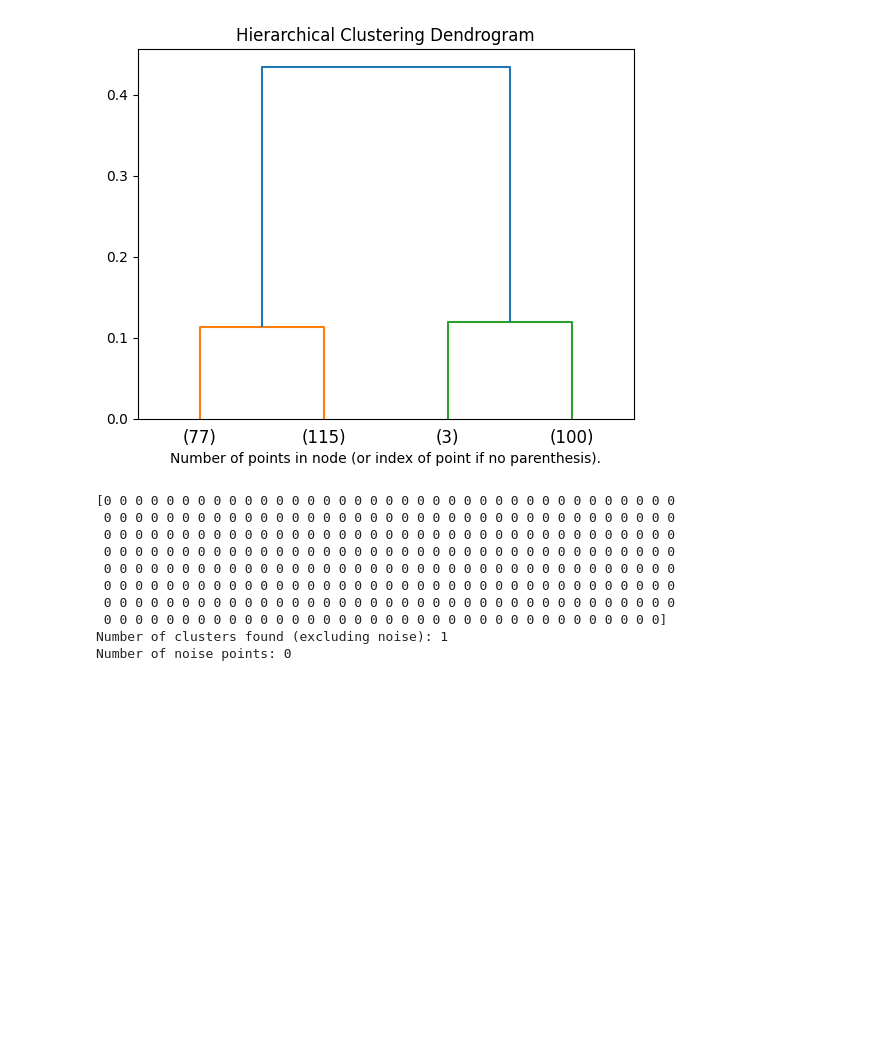
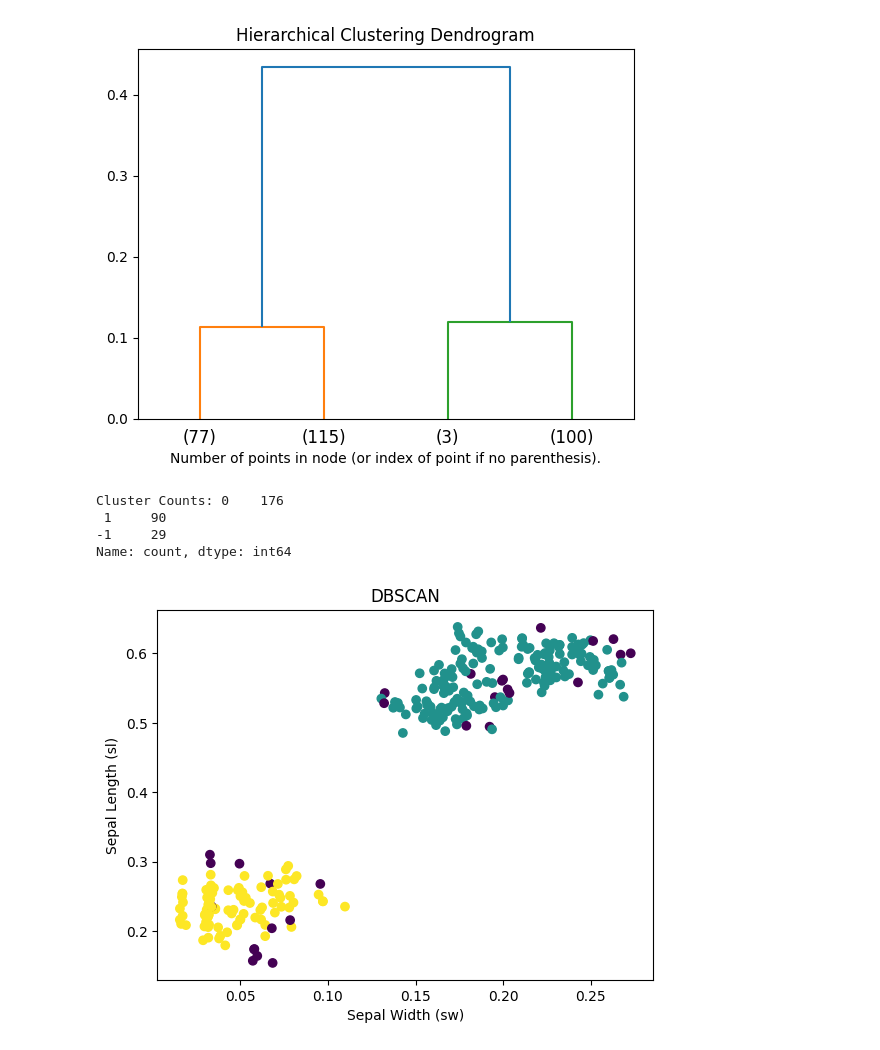
Before and after one commit to linusedman/Data-mining-I, a Jupyter notebook: A3/assignment_3.ipynb, the cells around one changed output. Cells and saved outputs as stored; diff of their text form; code cells hidden in the pictures; blank space fills up the shorter version.

```diff
--- a/A3/assignment_3.ipynb
+++ b/A3/assignment_3.ipynb
@@ -279,29 +279,27 @@ plt.xlabel("Number of points in node (or index of point if no parenthesis).")
 plt.show()
 # %% [output]
 [figure]
-# %%
-from sklearn.cluster import DBSCAN
-import numpy as np
-
-# Assuming filtered_data is your dataset
-# DBSCAN with eps=1 and min_samples=5
-model = DBSCAN(eps=1, min_samples=5)
-dbscan_labels = model.fit_predict(filtered_data)
-
-# Number of clusters (excluding noise points labeled as -1)
-n_clusters_including_noise = len(set(dbscan_labels)) - (1 if -1 in dbscan_labels else 0)
-n_noise = list(dbscan_labels).count(-1)
-
-print(f"Number of clusters found (excluding noise): {n_clusters_including_noise}")
-print(f"Number of noise points: {n_noise}")
-# %% [output]
-[0 0 0 0 0 0 0 0 0 0 0 0 0 0 0 0 0 0 0 0 0 0 0 0 0 0 0 0 0 0 0 0 0 0 0 0 0
- 0 0 0 0 0 0 0 0 0 0 0 0 0 0 0 0 0 0 0 0 0 0 0 0 0 0 0 0 0 0 0 0 0 0 0 0 0
- 0 0 0 0 0 0 0 0 0 0 0 0 0 0 0 0 0 0 0 0 0 0 0 0 0 0 0 0 0 0 0 0 0 0 0 0 0
- 0 0 0 0 0 0 0 0 0 0 0 0 0 0 0 0 0 0 0 0 0 0 0 0 0 0 0 0 0 0 0 0 0 0 0 0 0
- 0 0 0 0 0 0 0 0 0 0 0 0 0 0 0 0 0 0 0 0 0 0 0 0 0 0 0 0 0 0 0 0 0 0 0 0 0
- 0 0 0 0 0 0 0 0 0 0 0 0 0 0 0 0 0 0 0 0 0 0 0 0 0 0 0 0 0 0 0 0 0 0 0 0 0
- 0 0 0 0 0 0 0 0 0 0 0 0 0 0 0 0 0 0 0 0 0 0 0 0 0 0 0 0 0 0 0 0 0 0 0 0 0
- 0 0 0 0 0 0 0 0 0 0 0 0 0 0 0 0 0 0 0 0 0 0 0 0 0 0 0 0 0 0 0 0 0 0 0 0]
-Number of clusters found (excluding noise): 1
-Number of noise points: 0
+# %%
+from sklearn.cluster import DBSCAN
+import numpy as np
+
+# Assuming filtered_data is your dataset
+# DBSCAN with eps=1 and min_samples=5
+model = DBSCAN(eps=0.027, min_samples=5).fit(filtered_data)
+dbscan_labels = model.labels_
+# print(dbscan_labels)
+
+cluster_counts = pd.Series(dbscan_labels).value_counts()
+print(f"Cluster Counts:{cluster_counts}")
+# Plotting the data using two features: "sw" (sepal width) and "sl" (sepal length)
+plt.scatter(filtered_data["sw"], filtered_data["sl"], c=dbscan_labels, cmap='viridis')
+plt.xlabel('Sepal Width (sw)')
+plt.ylabel('Sepal Length (sl)')
+plt.title('DBSCAN')
+plt.show()
+# %% [output]
+Cluster Counts: 0    176
+ 1     90
+-1     29
+Name: count, dtype: int64
+[figure, added]
```
Also changed, not shown: parts of 1 cell of this notebook.
